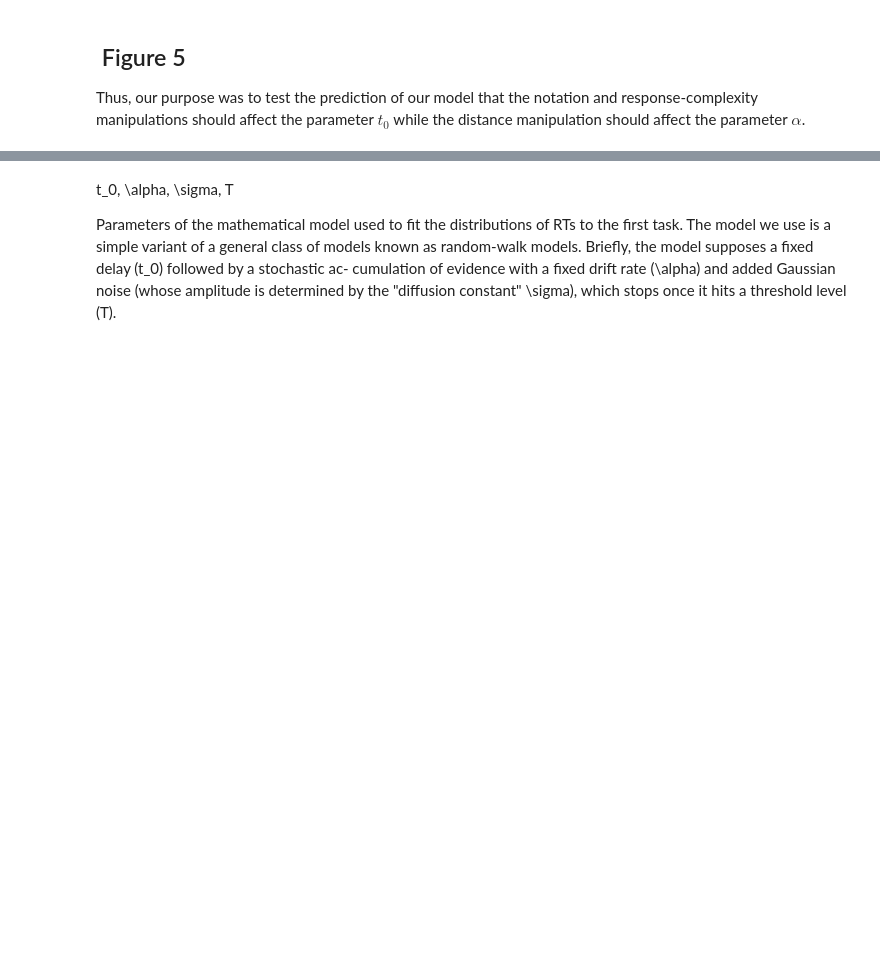
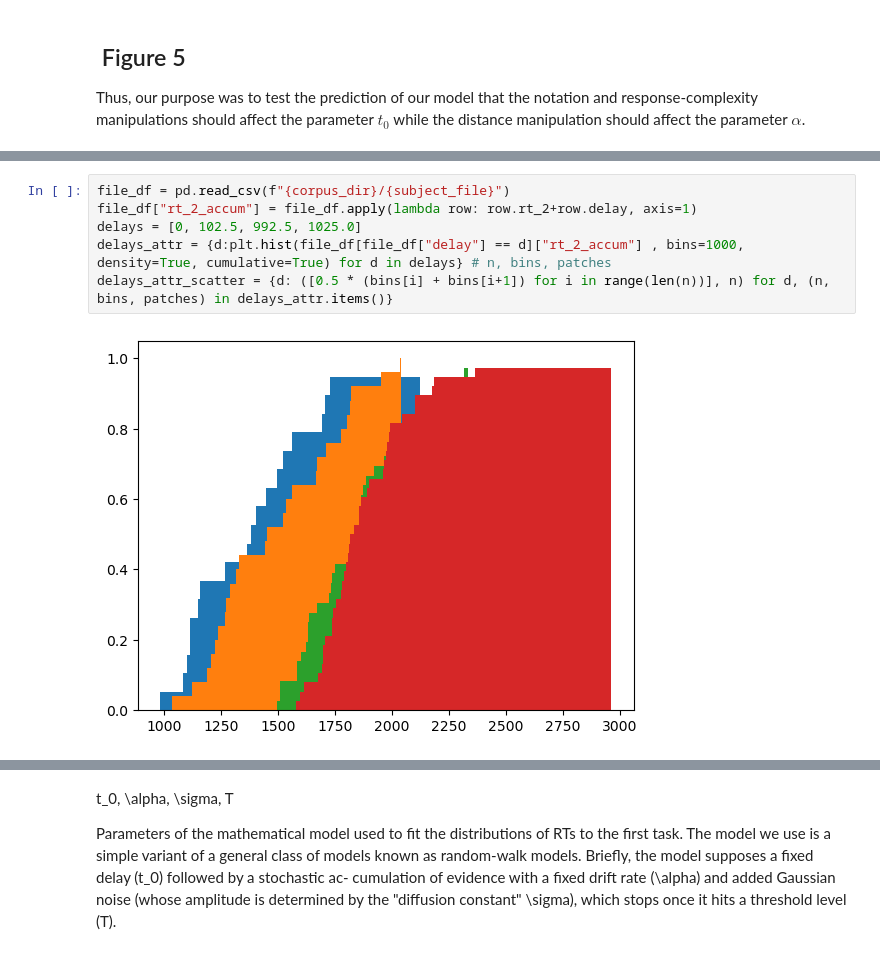
Before and after one commit to AbiOppenheim/INCC-parsing_a_cognitive_task, a Jupyter notebook: data/analysis.ipynb, the cells around one changed output, grey strips where cells are left out. Cells and saved outputs as stored; diff of their text form; blank space fills up the shorter version.

```diff
--- a/data/analysis.ipynb
+++ b/data/analysis.ipynb
@@ -358,0 +355,8 @@ Thus, our purpose was to test the prediction of our model that the notation and
+# %%
+file_df = pd.read_csv(f"{corpus_dir}/{subject_file}")
+file_df["rt_2_accum"] = file_df.apply(lambda row: row.rt_2+row.delay, axis=1)
+delays = [0, 102.5, 992.5, 1025.0]
+delays_attr = {d:plt.hist(file_df[file_df["delay"] == d]["rt_2_accum"] , bins=1000, density=True, cumulative=True) for d in delays} # n, bins, patches
+delays_attr_scatter = {d: ([0.5 * (bins[i] + bins[i+1]) for i in range(len(n))], n) for d, (n, bins, patches) in delays_attr.items()}
+# %% [output]
+[figure, added]
```
Also changed, not shown: parts of 17 cells of this notebook.
